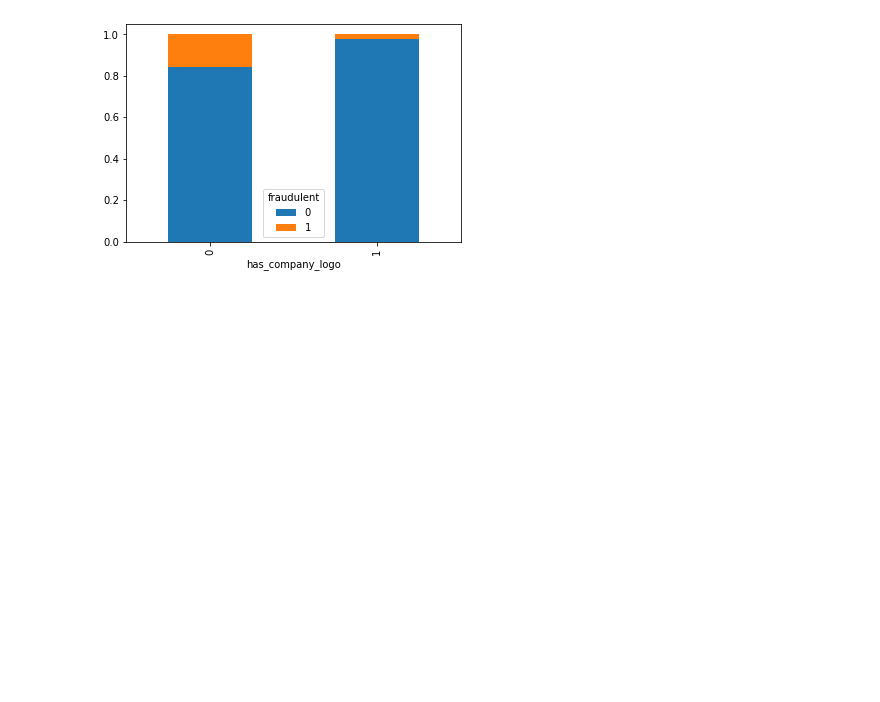
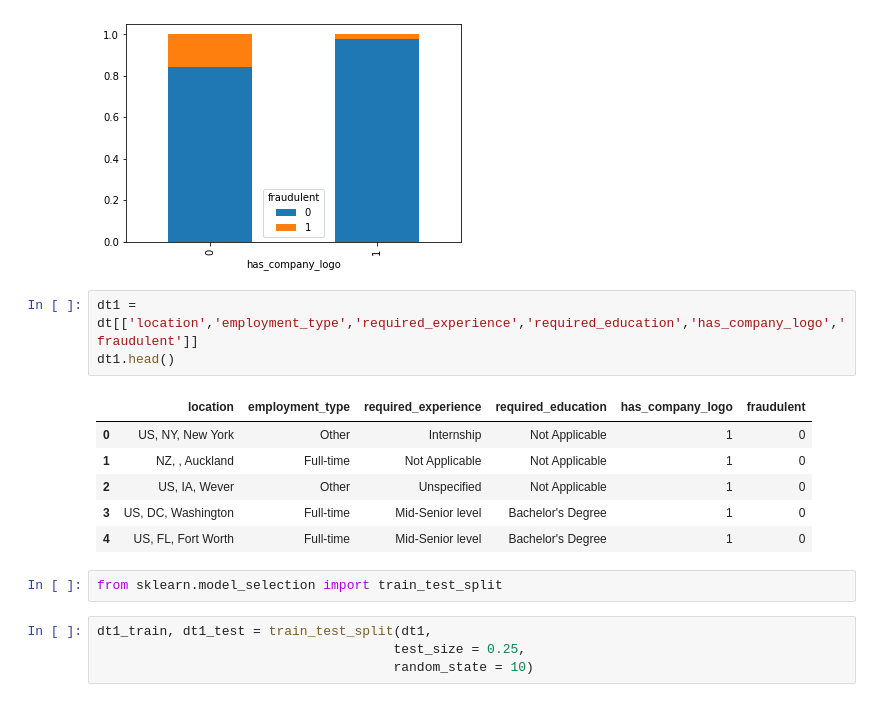
Before and after one commit to hjyoon16/Fake_Job_Post_Classification, a Jupyter notebook: Team_4_Project.ipynb, the cells around one changed output. Saved outputs shown, nothing was run; the diff lists cells and outputs as text; blank space fills up the shorter version.

```diff
--- a/Team_4_Project.ipynb
+++ b/Team_4_Project.ipynb
@@ -229,3 +229,19 @@ crosstab_norm5.plot(kind='bar', stacked = True)
 # %% [output]
 <AxesSubplot:xlabel='has_company_logo'>
 [figure]
+# %%
+dt1 = dt[['location','employment_type','required_experience','required_education','has_company_logo','fraudulent']]
+dt1.head()
+# %% [output]
+|  | location | employment_type | required_experience | required_education | has_company_logo | fraudulent |
+| 0 | US, NY, New York | Other | Internship | Not Applicable | 1 | 0 |
+| 1 | NZ, , Auckland | Full-time | Not Applicable | Not Applicable | 1 | 0 |
+| 2 | US, IA, Wever | Other | Unspecified | Not Applicable | 1 | 0 |
+| 3 | US, DC, Washington | Full-time | Mid-Senior level | Bachelor's Degree | 1 | 0 |
+| 4 | US, FL, Fort Worth | Full-time | Mid-Senior level | Bachelor's Degree | 1 | 0 |
+# %%
+from sklearn.model_selection import train_test_split
+# %%
+dt1_train, dt1_test = train_test_split(dt1,
+                                      test_size = 0.25,
+                                      random_state = 10)
```
Also changed, not shown: parts of 4 cells of this notebook.
